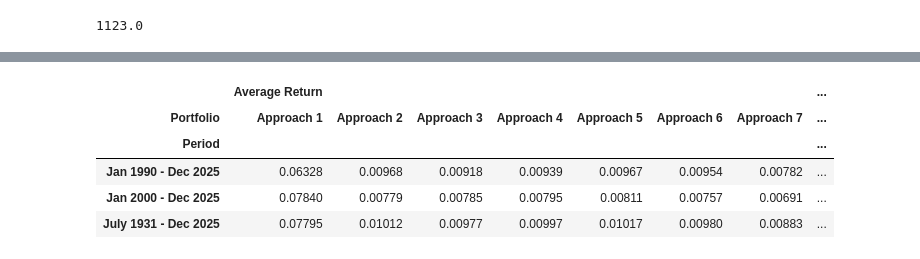
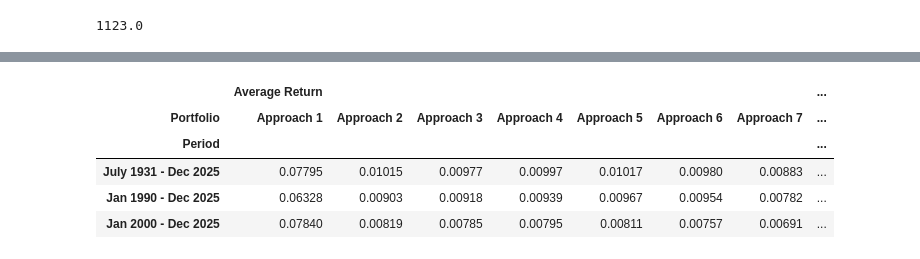
Before and after one commit to fangsitang/TP2_PortfolioManagement, a Jupyter notebook: New_Part_A.ipynb, the cells around one changed output, grey strips where cells are left out. Saved outputs shown, nothing was run; the diff lists cells and outputs as text; code cells hidden in the pictures.

```diff
--- a/New_Part_A.ipynb
+++ b/New_Part_A.ipynb
@@ -2,8 +2,8 @@
 import pandas as pd
 
 # Define file paths
-file_path_return = "Data For Part A/10_Industry_Portfolios.CSV"
-file_path_factor = "Data For Part A/F-F_Factors.csv"
+file_path_return = "10_Industry_Portfolios.CSV"
+file_path_factor = "F-F_Factors.csv"
 
 # Load returns file with explicit header
 df_rets = pd.read_csv(file_path_return, header=0, na_values=[-99.99, -999])
@@ -130,10 +130,10 @@ excess_returns = df_rets.iloc[:, :-1].sub(df_rets["RF"], axis=0)  # Subtract ris
 
 
 # Function to compute negative Sharpe ratio (for minimization)
-def neg_sharpe(weights, mean_ret, cov_matrix, rf):
+def neg_sharpe(weights, mean_ret, cov_matrix):
     port_return = np.dot(weights, mean_ret)  # Expected portfolio return
     port_vol = np.sqrt(weights @ cov_matrix @ weights.T)  # Portfolio standard deviation
-    sharpe_ratio = (port_return - rf) / port_vol
+    sharpe_ratio = port_return / port_vol
     return -sharpe_ratio  # Negative Sharpe to minimize
 
 
@@ -158,7 +158,7 @@ for i in range(window - 1, len(excess_returns)):
     constraints = ({'type': 'eq', 'fun': lambda w: np.sum(w) - 1})
 
     # Optimize using SLSQP (local search)
-    result = minimize(neg_sharpe, init_guess, args=(mean_ret, cov_matrix, rf),
+    result = minimize(neg_sharpe, init_guess, args=(mean_ret, cov_matrix),
                       method='SLSQP', bounds=bounds, constraints=constraints)
 
     weights_list.append(result.x)  # Store optimized weights
@@ -327,10 +327,10 @@ import pandas as pd
 import numpy as np
 
 # Load number of firms dataset
-df_firms = pd.read_csv("Data For Part A/10_Industry_Portfolios_Firms.csv", na_values=[-99.99, -999])
+df_firms = pd.read_csv("10_Industry_Portfolios_Firms.csv", na_values=[-99.99, -999])
 
 # Load average market capitalization dataset
-df_size = pd.read_csv("Data For Part A/10_Industry_Portfolios_MktCap.csv", na_values=[-99.99, -999])
+df_size = pd.read_csv("10_Industry_Portfolios_MktCap.csv", na_values=[-99.99, -999])
 
 # Rename first column to 'Date'
 df_firms.rename(columns={df_firms.columns[0]: 'Date'}, inplace=True)
@@ -357,12 +357,12 @@ df_size.index = df_size.index.to_period('M')
 # Step 1: Compute Market Capitalization
 df_market_cap = df_firms * df_size  # Multiply # of firms by avg market cap
 
-# Step 2:
-# No shifting – compute weights using current month's market cap
-df_market_cap_shifted = df_market_cap
+# Step 2: Shift Market Capitalization by One Month to Use Prior Month Data
+#df_market_cap_shifted = df_market_cap.shift(1)  # Shift market cap one month back
+# Need Verify!!
 
-# Step 3: Compute Market Cap Weights Using Current Month Data
-weights_df6 = df_market_cap_shifted.div(df_market_cap_shifted.sum(axis=1), axis=0)
+# Step 3: Compute Market Cap Weights Using Prior Month Data
+weights_df6 = df_market_cap.div(df_market_cap.sum(axis=1), axis=0)
 
 # Step 4: Drop Rows Before June 1931
 weights_df6 = weights_df6.loc["1931-06":]
@@ -491,33 +507,39 @@ for period, (start, end) in periods.items():
     risk_free_period = df_rets_decimal.loc[start:end].iloc[:, -1]  # Get actual risk-free rates for the period
 
     avg_return = df_period.mean()
     total_return = (1 + df_period).prod() - 1
     std_dev = df_period.std()
     sharpe_ratio = (avg_return - risk_free_period.mean()) / std_dev  # Adjusted Sharpe ratio
 
     for portfolio in df_period.columns:
         results.append({
             "Period": period,
             "Portfolio": portfolio,
             "Average Return": avg_return[portfolio],
             "Total Return": total_return[portfolio],
             "Sharpe Ratio": sharpe_ratio[portfolio]
         })
 
 # Convert to DataFrame
 df_results = pd.DataFrame(results)
 
 # Pivot for better readability
 df_results_pivot = df_results.pivot(index="Period", columns="Portfolio", values=["Average Return", "Total Return", "Sharpe Ratio"])
 
+# Move the last row to the top
+df_results_pivot = pd.concat([
+    df_results_pivot.tail(1),    # Last row
+    df_results_pivot.iloc[:-1]   # All rows except the last
+])
+
 # Display results
 df_results_pivot
 
 # endregion
 # %% [output]
 |  | Average Return |  |  |  |  |  |  | ... |
 | Portfolio | Approach 1 | Approach 2 | Approach 3 | Approach 4 | Approach 5 | Approach 6 | Approach 7 | ... |
 | Period |  |  |  |  |  |  |  | ... |
-| Jan 1990 - Dec 2025 | 0.06328 | 0.00968 | 0.00918 | 0.00939 | 0.00967 | 0.00954 | 0.00782 | ... |
-| Jan 2000 - Dec 2025 | 0.07840 | 0.00779 | 0.00785 | 0.00795 | 0.00811 | 0.00757 | 0.00691 | ... |
-| July 1931 - Dec 2025 | 0.07795 | 0.01012 | 0.00977 | 0.00997 | 0.01017 | 0.00980 | 0.00883 | ... |
+| July 1931 - Dec 2025 | 0.07795 | 0.01015 | 0.00977 | 0.00997 | 0.01017 | 0.00980 | 0.00883 | ... |
+| Jan 1990 - Dec 2025 | 0.06328 | 0.00903 | 0.00918 | 0.00939 | 0.00967 | 0.00954 | 0.00782 | ... |
+| Jan 2000 - Dec 2025 | 0.07840 | 0.00819 | 0.00785 | 0.00795 | 0.00811 | 0.00757 | 0.00691 | ... |
```
Also changed, not shown: parts of 4 cells of this notebook.
